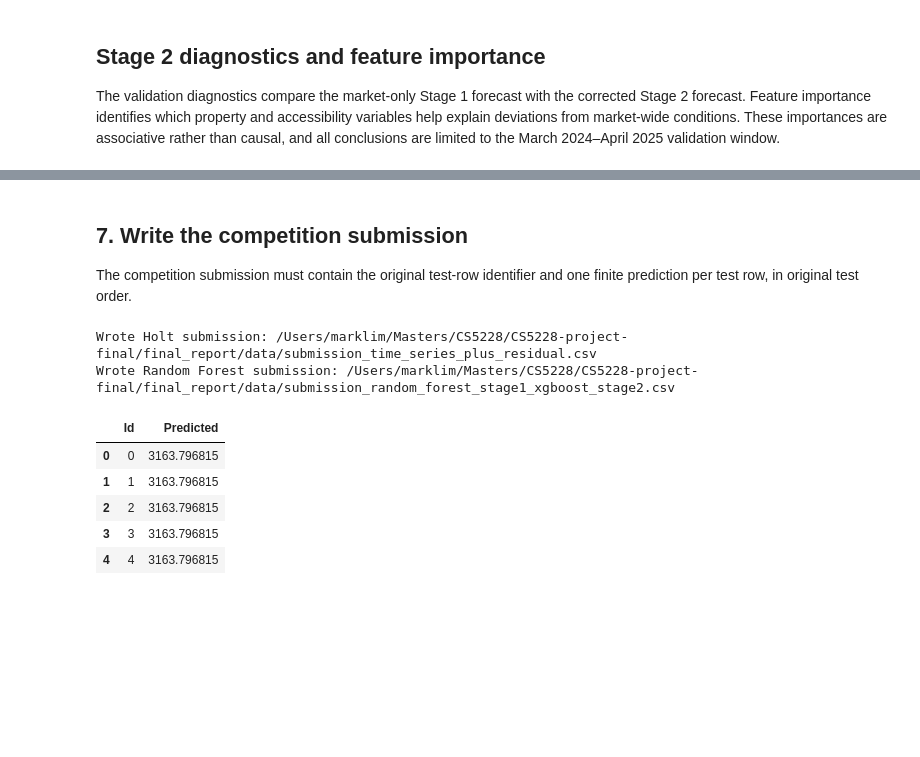
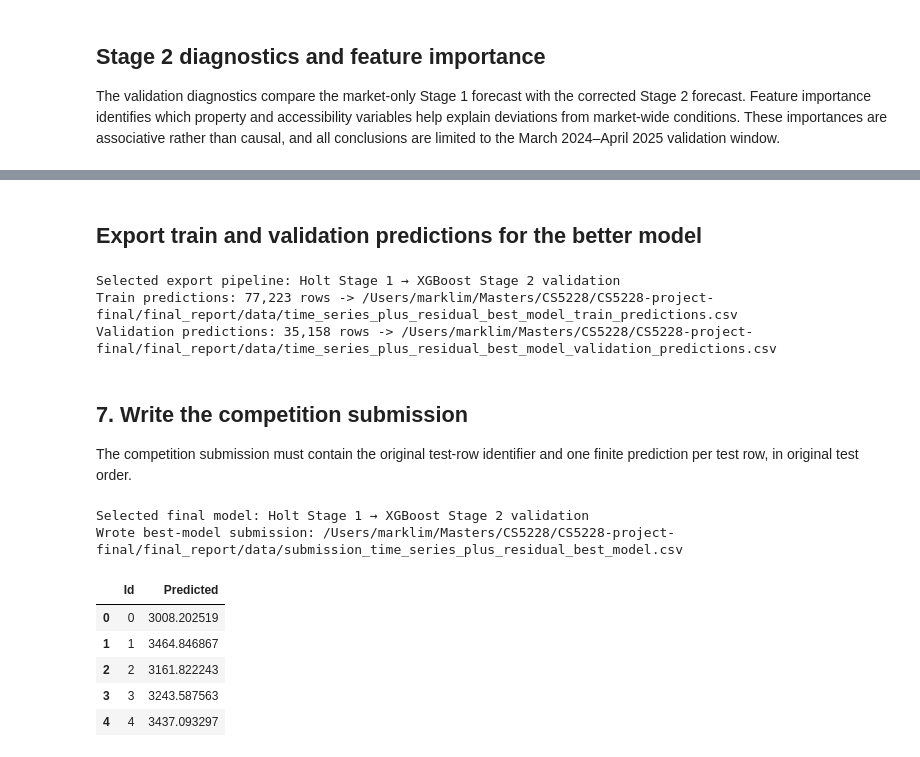
Before and after one commit to elijahkzy/CS5228-project, a Jupyter notebook: final_report/02_modelling/two_stage_models/time_series_plus_residual_model.ipynb, the cells around one changed output, grey strips where cells are left out. Saved outputs shown, nothing was run; the diff lists cells and outputs as text; code cells hidden in the pictures; blank space fills up the shorter version.

```diff
--- a/final_report/02_modelling/two_stage_models/time_series_plus_residual_model.ipynb
+++ b/final_report/02_modelling/two_stage_models/time_series_plus_residual_model.ipynb
@@ -104,13 +104,14 @@ model_data = model_data.dropna(subset=feature_cols + ['mean_monthly_rent']).copy
 # The 12-month lag construction means usable model rows begin in Jan 2022.
 # Two-way evaluation only: fit through Feb 2024 and validate from Mar 2024
 # through Apr 2025. Test rows are reserved only for competition submission.
-FIT_END = pd.Timestamp('2024-02-01')
-VALID_END = pd.Timestamp('2025-04-01')
+FIT_END = pd.Timestamp('2024-03-01')
+VALID_START = pd.Timestamp('2024-04-01')
+VALID_END = pd.Timestamp('2025-03-01')
 TEST_START = pd.Timestamp('2099-01-01')
 TEST_END = pd.Timestamp('2099-12-01')
 train = model_data[model_data['MONTH'] <= FIT_END]
-valid = model_data[model_data['MONTH'].between(FIT_END + pd.offsets.MonthBegin(1), VALID_END)]
-test = model_data.iloc[0:0].copy()
+valid = model_data[model_data['MONTH'].between(VALID_START, VALID_END)]
+test = model_data[model_data['MONTH'].between(TEST_START, TEST_END)].copy()
 X_train, y_train = train[feature_cols], train['mean_monthly_rent']
 X_valid, y_valid = valid[feature_cols], valid['mean_monthly_rent']
 print({name: len(frame) for name, frame in [('train', train), ('validation', valid)]})
@@ -291,7 +292,7 @@ property_df = property_df.merge(access, on='ADDRESS_KEY', how='left', validate='
 property_df['stage1_residual'] = property_df[TARGET] - property_df['stage1_forecast']
 
 fit_mask = property_df['MONTH'] <= FIT_END
-valid_mask = property_df['MONTH'].between(FIT_END + pd.offsets.MonthBegin(1), VALID_END)
+valid_mask = property_df['MONTH'].between(VALID_START, VALID_END)
 # No test mask: all reported Stage 2 metrics use valid_mask only.
 property_df['stage1_rf_residual'] = property_df[TARGET] - property_df['stage1_rf_forecast']
 excluded = {TARGET, 'stage1_forecast', 'stage1_rf_forecast', 'stage1_residual', 'stage1_rf_residual', 'MONTH', property_date, 'ADDRESS_KEY'}
@@ -491,3 +526,21 @@ plt.tight_layout(); plt.show()
+# %% [markdown]
+## Export train and validation predictions for the better model
+# %%
+# Select the better final two-stage pipeline by validation RMSE.
+best_pipeline = pipeline_comparison['RMSE'].idxmin()
+best_prediction_col = ('rf_xgb_stage2_prediction' if best_pipeline.startswith('Random Forest') else 'holt_xgb_stage2_prediction')
+print('Selected export model:', best_pipeline)
+print('Validation RMSE:', pipeline_comparison.loc[best_pipeline, 'RMSE'])
+train_export = fit_output[['ROW_ID','MONTH','actual_MONTHLY_RENT',best_prediction_col]].rename(columns={best_prediction_col:'prediction'}).copy()
+valid_export = valid_output[['ROW_ID','MONTH','actual_MONTHLY_RENT',best_prediction_col]].rename(columns={best_prediction_col:'prediction'}).copy()
+for split_name, split_output in [('train', train_export), ('validation', valid_export)]:
+    split_path = ROOT / 'data' / f'time_series_plus_residual_best_model_{split_name}_predictions.csv'
+    split_output.sort_values(['MONTH','ROW_ID']).to_csv(split_path, index=False)
+    print(f'{split_name.capitalize()} predictions: {len(split_output):,} rows -> {split_path}')
+# %% [output]
+Selected export pipeline: Holt Stage 1 → XGBoost Stage 2 validation
+Train predictions: 77,223 rows -> /Users/marklim/Masters/CS5228/CS5228-project-final/final_report/data/time_series_plus_residual_best_model_train_predictions.csv
+Validation predictions: 35,158 rows -> /Users/marklim/Masters/CS5228/CS5228-project-final/final_report/data/time_series_plus_residual_best_model_validation_predictions.csv
 # %% [markdown]
 ## 7. Write the competition submission
 
@@ -495,40 +548,43 @@ The competition submission must contain the original test-row identifier and one
 # %%
 # Competition submission using the 50,000 rows in test_features.parquet.
 competition_test = pd.read_parquet(TEST_PARQUET, engine='pyarrow').copy()
 competition_test = competition_test.sort_values('ROW_ID').reset_index(drop=True)
 competition_test[property_date] = pd.to_datetime(competition_test[property_date])
 competition_test['MONTH'] = competition_test[property_date].dt.to_period('M').dt.to_timestamp()
 competition_test['stage1_forecast'] = competition_test['MONTH'].map(stage1_monthly.set_index('MONTH')['stage1_forecast'])
 missing = competition_test['stage1_forecast'].isna()
 if missing.any():
     full_holt = ExponentialSmoothing(monthly_rent['mean_monthly_rent'].to_numpy(dtype=float), trend='add', damped_trend=True, initialization_method='estimated').fit(optimized=True)
     last_month = monthly_rent['MONTH'].max(); future_months = sorted(competition_test.loc[missing, 'MONTH'].unique())
     horizon = max(1, (max(future_months).year-last_month.year)*12 + max(future_months).month-last_month.month)
     future_forecast = pd.Series(full_holt.forecast(horizon), index=pd.date_range(last_month + pd.offsets.MonthBegin(1), periods=horizon, freq='MS'))
     competition_test.loc[missing, 'stage1_forecast'] = competition_test.loc[missing, 'MONTH'].map(future_forecast)
 competition_test['stage1_forecast'] = competition_test['stage1_forecast'].fillna(monthly_rent['mean_monthly_rent'].iloc[-1])
 competition_test['stage1_rf_forecast'] = competition_test['MONTH'].map(stage1_monthly.set_index('MONTH')['stage1_rf_forecast'])
 missing_rf = competition_test['stage1_rf_forecast'].isna()
 if missing_rf.any() and set(feature_cols).issubset(competition_test.columns): competition_test.loc[missing_rf, 'stage1_rf_forecast'] = forest.predict(competition_test.loc[missing_rf, feature_cols])
 competition_test['stage1_rf_forecast'] = competition_test['stage1_rf_forecast'].fillna(stage1_monthly['stage1_rf_forecast'].dropna().iloc[-1])
+# Compare the two final residual pipelines and submit only the better one.
+missing_stage2_cols = [c for c in stage2_feature_cols if c not in competition_test.columns]
+competition_test[missing_stage2_cols] = -999
 competition_features = pd.get_dummies(competition_test[stage2_feature_cols], dummy_na=True).reindex(columns=X.columns, fill_value=0).replace([np.inf,-np.inf], np.nan).fillna(-999)
 holt_prediction = competition_test['stage1_forecast'].to_numpy() + residual_model.predict(selector.transform(competition_features))
 rf_prediction = competition_test['stage1_rf_forecast'].to_numpy() + rf_residual_model.predict(selector_rf.transform(competition_features))
-submission = pd.DataFrame({'Id': competition_test['ROW_ID'].astype(int), 'Predicted': holt_prediction.astype(float)})
+best_two_stage = pipeline_comparison['RMSE'].idxmin()
+best_prediction = rf_prediction if best_two_stage.startswith('Random Forest') else holt_prediction
+submission = pd.DataFrame({'Id': competition_test['ROW_ID'].astype(int), 'Predicted': best_prediction.astype(float)})
 assert len(submission) == 50_000 and submission['Id'].equals(pd.Series(np.arange(50_000), name='Id'))
 assert np.isfinite(submission['Predicted']).all()
-submission_path = ROOT / 'data' / 'submission_time_series_plus_residual.csv'; submission.to_csv(submission_path, index=False)
-rf_submission = pd.DataFrame({'Id': competition_test['ROW_ID'].astype(int), 'Predicted': rf_prediction.astype(float)})
-rf_submission_path = ROOT / 'data' / 'submission_random_forest_stage1_xgboost_stage2.csv'; rf_submission.to_csv(rf_submission_path, index=False)
-print(f'Wrote Holt submission: {submission_path}')
-print(f'Wrote Random Forest submission: {rf_submission_path}')
+submission_path = ROOT / 'data' / 'submission_time_series_plus_residual_best_model.csv'; submission.to_csv(submission_path, index=False)
+print(f'Selected final model: {best_two_stage}')
+print(f'Wrote best-model submission: {submission_path}')
 display(submission.head())
 # %% [output]
-Wrote Holt submission: /Users/marklim/Masters/CS5228/CS5228-project-final/final_report/data/submission_time_series_plus_residual.csv
-Wrote Random Forest submission: /Users/marklim/Masters/CS5228/CS5228-project-final/final_report/data/submission_random_forest_stage1_xgboost_stage2.csv
+Selected final model: Holt Stage 1 → XGBoost Stage 2 validation
+Wrote best-model submission: /Users/marklim/Masters/CS5228/CS5228-project-final/final_report/data/submission_time_series_plus_residual_best_model.csv
 |  | Id | Predicted |
-| 0 | 0 | 3163.796815 |
-| 1 | 1 | 3163.796815 |
-| 2 | 2 | 3163.796815 |
-| 3 | 3 | 3163.796815 |
-| 4 | 4 | 3163.796815 |
+| 0 | 0 | 3008.202519 |
+| 1 | 1 | 3464.846867 |
+| 2 | 2 | 3161.822243 |
+| 3 | 3 | 3243.587563 |
+| 4 | 4 | 3437.093297 |
```
Also changed, not shown: parts of 13 cells of this notebook, 1 other file.
